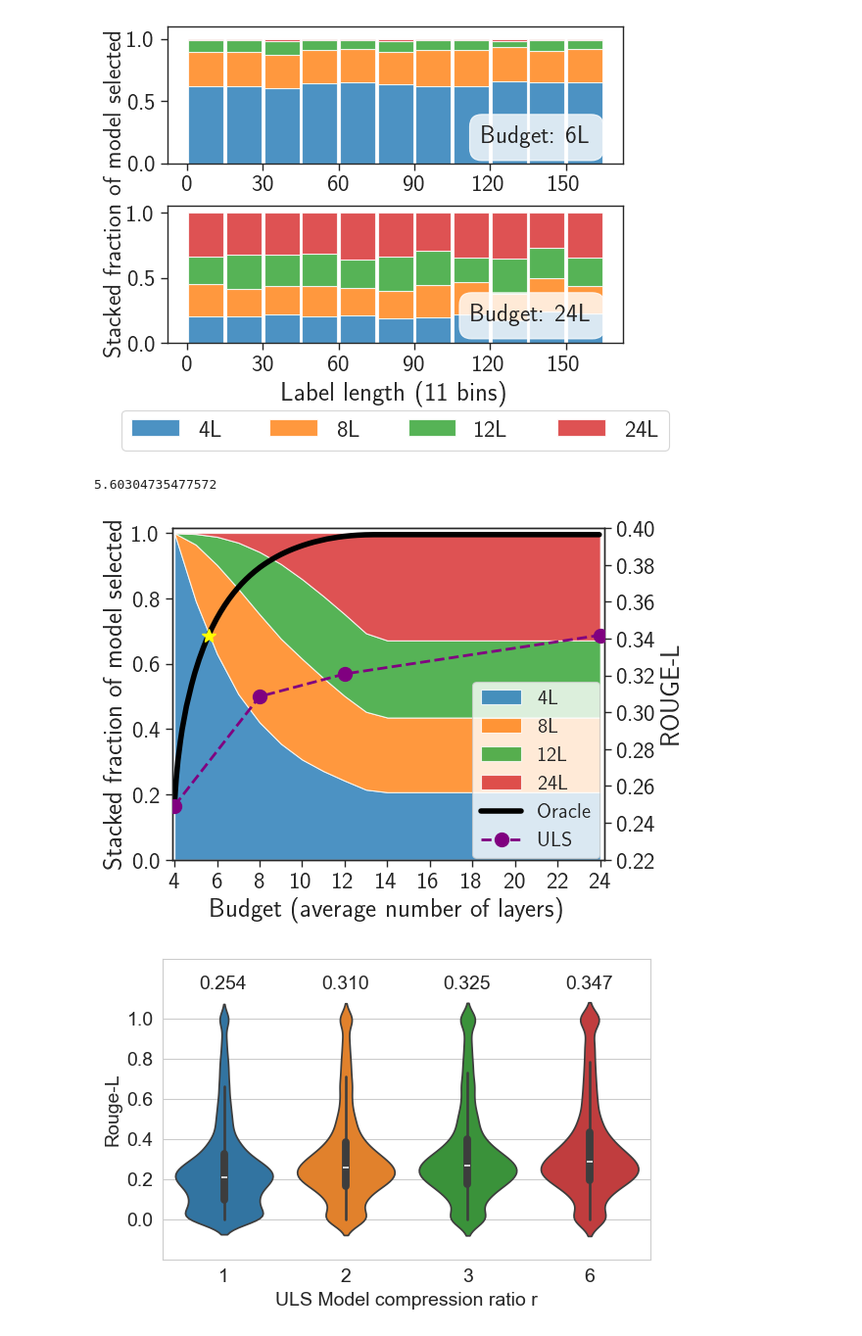
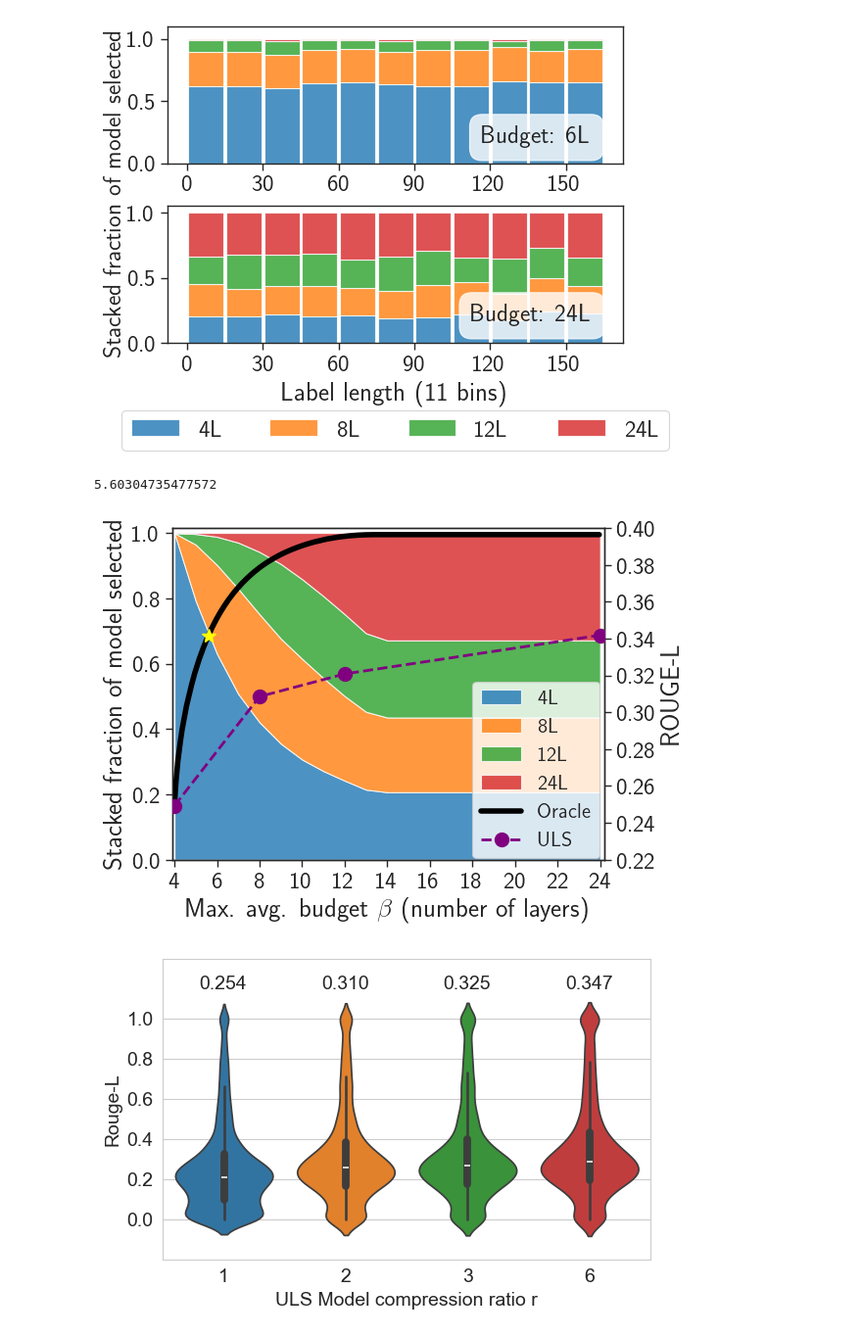
Before and after one commit to networkslab/enlsp_neurips24, a Jupyter notebook: src/analysis/EXP3 weak.ipynb, the cells around one changed output. Shown: that part at 98% size. Cells and saved outputs as stored; diff of their text form; code cells hidden in the pictures.

```diff
--- a/src/analysis/EXP3 weak.ipynb
+++ b/src/analysis/EXP3 weak.ipynb
@@ -425,7 +425,7 @@ plt.stackplot([a*4 for a in average_layers], occurences_model_np.T, labels=['4L'
 # get labels and handles for legend
 handles1, labels1 = plt.gca().get_legend_handles_labels()
 # plt.legend(loc=(0.705,0.200), fontsize=16)
-plt.xlabel('Budget (average number of layers)')
+plt.xlabel(r'Max. avg. budget $\beta$ (number of layers)')
 plt.ylabel('Stacked fraction of model selected')
 
 #add vertical dashed line at 15
@@ -442,35 +442,35 @@ plt.ylim(0,1.015)
 plt.twinx()
 plt.ylabel('ROUGE-L')
 plt.plot(optimal_rouge_layer_use, optimal_rouges, label='Oracle', color='black', linewidth=4)
 
 plt.plot(ULS_layer_use, ULS_constant_rouges, label='ULS', color='purple', marker='o', linestyle='--', linewidth=2, markersize=10, zorder=10)
 
 #add horizontal dashed line at full model
 #plt.axhline(y=ULS_constant_rouges[-1], color='black', linestyle='--',xmin=0.08, linewidth=1)
 
 #intesecting point of max uls and oracle
 intersect = np.interp(ULS_constant_rouges[-1], optimal_rouges, optimal_rouge_layer_use)
 print(intersect)
 #plt.axvline(x=intersect, color='black', linestyle='--',ymax=0.63)
 plt.plot(intersect, ULS_constant_rouges[-1], marker='*', color='yellow', markersize=10)
 
 plt.ylim(0.277, 0.40)
 # plt.ylim(0.21, 0.338)
 plt.yticks(np.arange(0.22, 0.42, 0.02))
 
 #get labels and handles for legend
 handles2, labels2 = plt.gca().get_legend_handles_labels()
 plt.legend(handles1 + handles2, labels1 + labels2, loc=(0.695,0.004), fontsize=15)
 #hide grid
 plt.grid(False)
 plt.xlim(3.9,24.2)
 plt.xticks(np.arange(4,25,2))
 plt.tight_layout()
-#plt.savefig(r"data\rouge_scores_ULS\alpaca\oracle_stacked.pdf", bbox_inches='tight')
+plt.savefig(r"data\rouge_scores_ULS\alpaca\oracle_stacked.pdf", bbox_inches='tight')
 plt.show()
 # %% [output]
 5.60304735477572
-[figure, old version]
+[figure, new version]
 # %%
 sns.set_style('whitegrid')
 #violin plots of rouge scores, colorful
```
Also changed, not shown: 3 other files.
